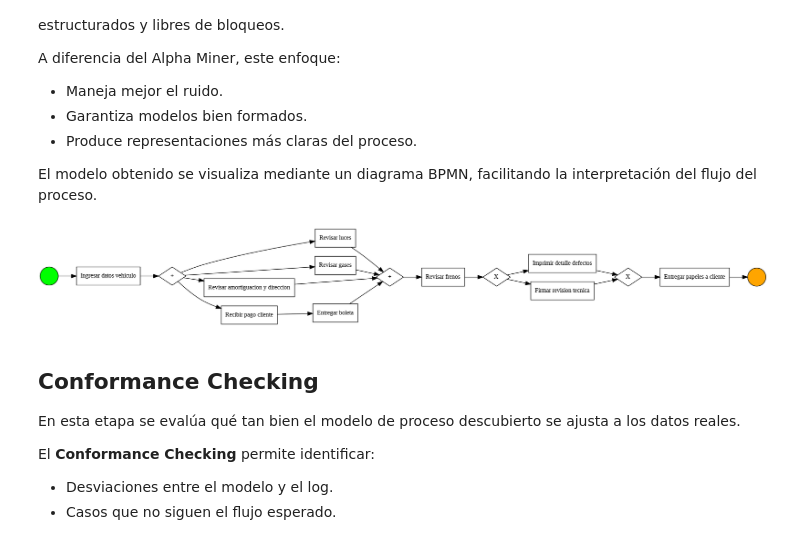
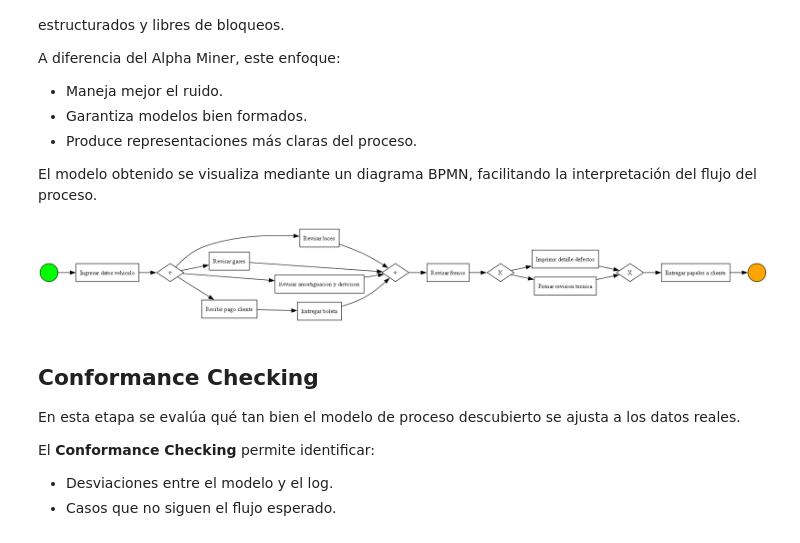
Before and after one commit to LaSoMaGo/Mineria-procesos-concesionario, a Jupyter notebook: Trabajo_Final_Mineria_de_Datos.ipynb, the cells around one changed output. Drawn from its saved outputs; the diff is of its cells as text; code cells hidden in the pictures.

Commit message:
Add process discovery and conformance images with updated notebook

```diff
--- a/Trabajo_Final_Mineria_de_Datos.ipynb
+++ b/Trabajo_Final_Mineria_de_Datos.ipynb
@@ -113,11 +124,14 @@ El modelo obtenido se visualiza mediante un diagrama BPMN, facilitando la interp
 # %%
 bpmn = pm4py.discover_bpmn_inductive(log_csv.copy(),
                                      noise_threshold = 0.05,
                                      disable_fallthroughs = False)
 
-pm4py.view_bpmn(bpmn)
+
+pm4py.vis.save_vis_bpmn(bpmn, "my_process_model.png")
+
+display(Image(filename="my_process_model.png"))
 # %% [output]
-[figure, old version]
+[figure, new version]
 # %% [markdown]
 ## Conformance Checking
 
```
Also changed, not shown: parts of 8 cells of this notebook, 4 other files.
